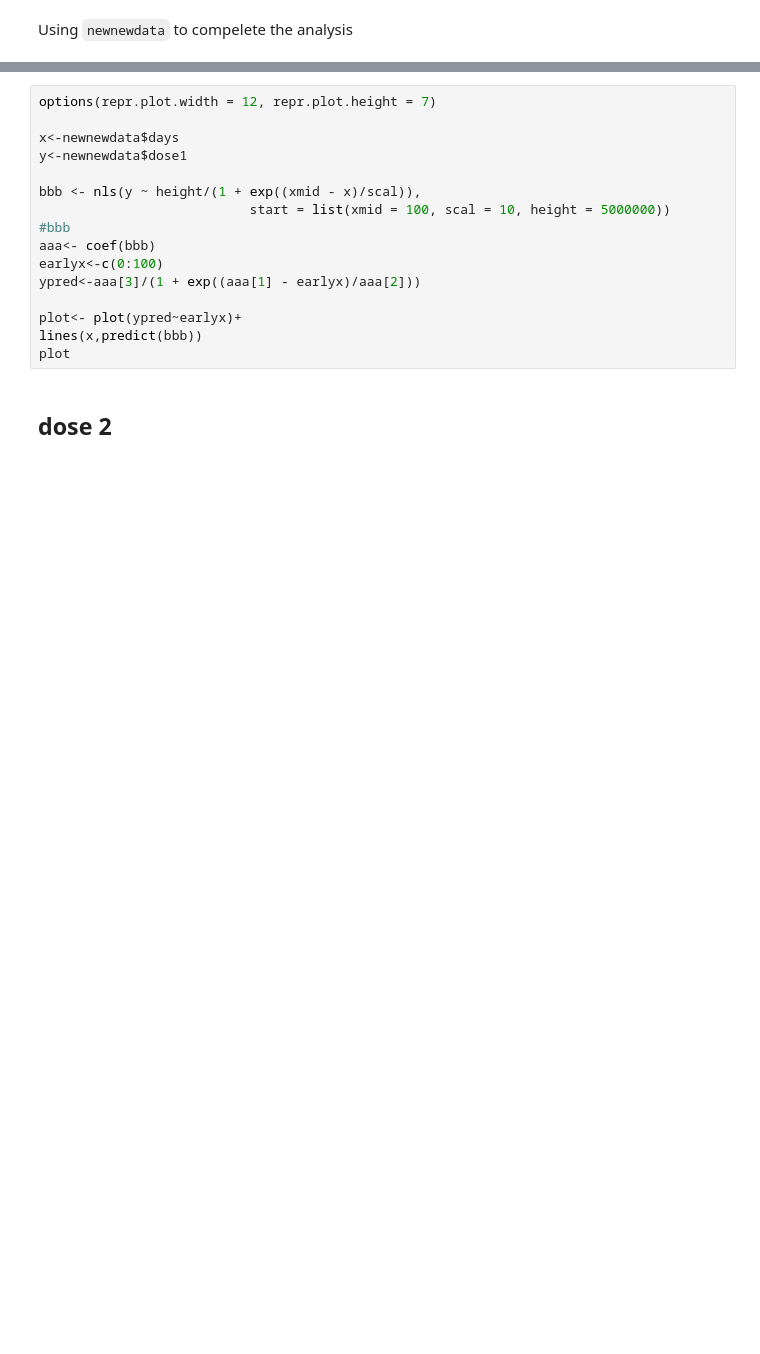
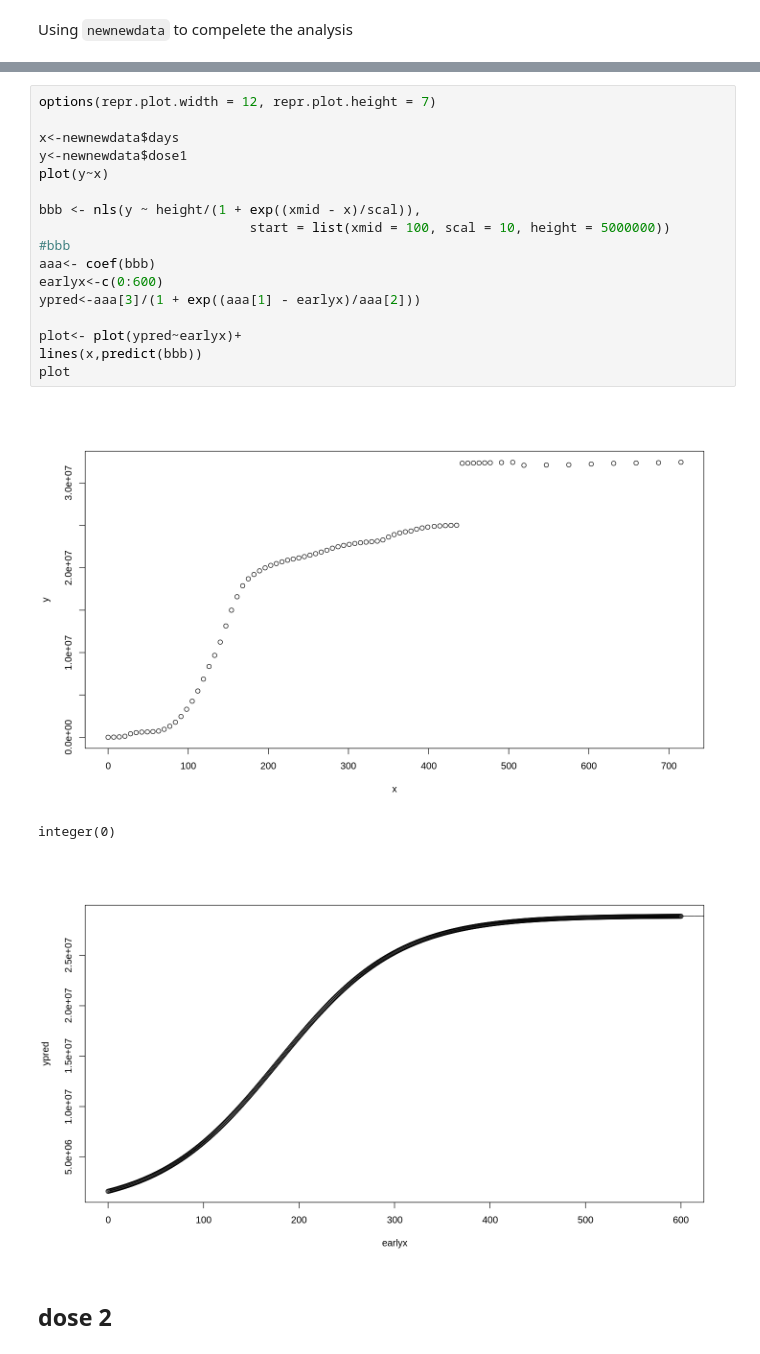
Before and after one commit to kiarashbahari/heart, a Jupyter notebook: vaccineeeee/visual-Copy1.ipynb, the cells around one changed output, grey strips where cells are left out. Cells and saved outputs as stored; diff of their text form; blank space fills up the shorter version.

```diff
--- a/vaccineeeee/visual-Copy1.ipynb
+++ b/vaccineeeee/visual-Copy1.ipynb
@@ -86,19 +173,24 @@ ggplot(newnewdata, aes(x=days,y=dose3))
 # %%
 options(repr.plot.width = 12, repr.plot.height = 7)
 
 x<-newnewdata$days
 y<-newnewdata$dose1
+plot(y~x)
 
 bbb <- nls(y ~ height/(1 + exp((xmid - x)/scal)),
                            start = list(xmid = 100, scal = 10, height = 5000000))
 #bbb
 aaa<- coef(bbb)
-earlyx<-c(0:100)
+earlyx<-c(0:600)
 ypred<-aaa[3]/(1 + exp((aaa[1] - earlyx)/aaa[2]))
 
 plot<- plot(ypred~earlyx)+
 lines(x,predict(bbb))
 plot
+# %% [output]
+[figure, added]
+integer(0)
+[figure, added]
 # %% [markdown]
 ## dose 2
 # %%
```
Also changed, not shown: parts of 30 cells of this notebook.
